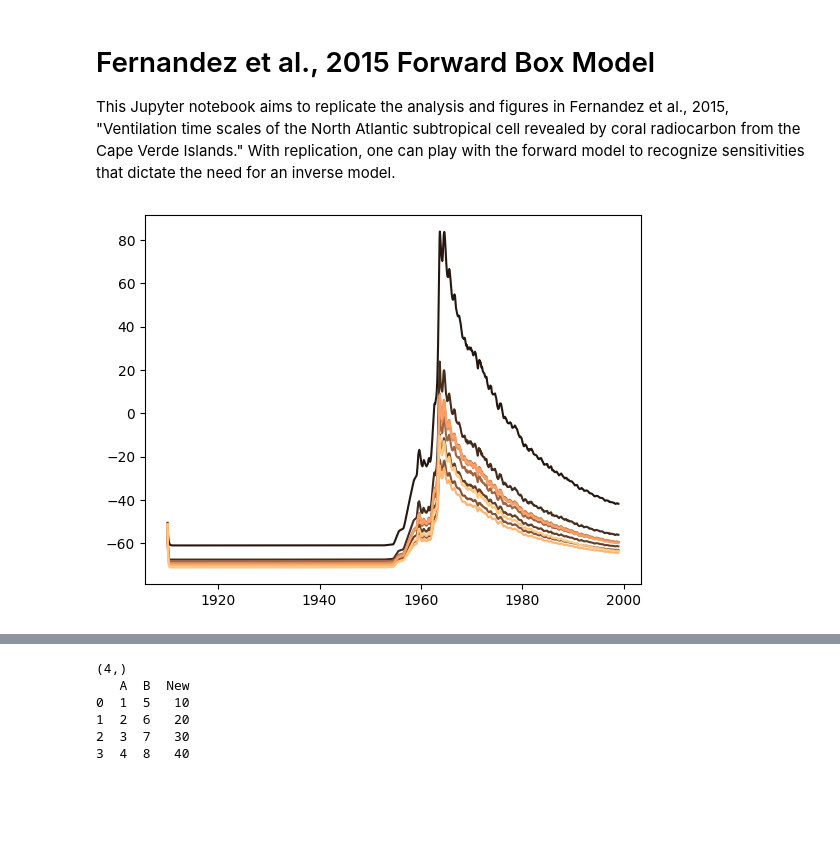
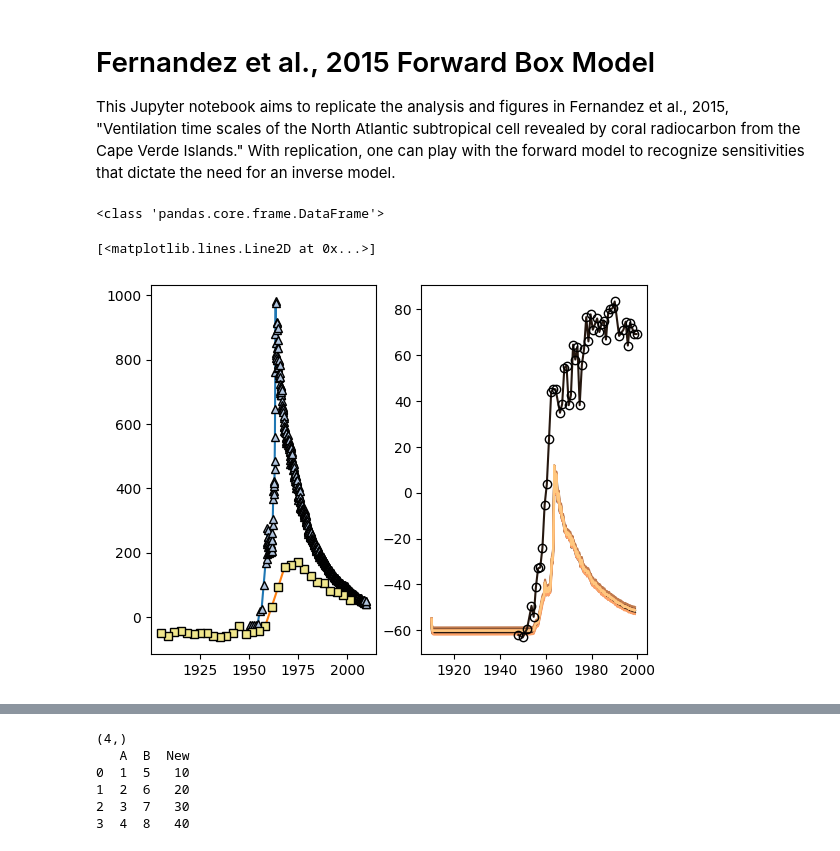
Before and after one commit to DirtBurner/GeoChem_Class, a Jupyter notebook: Fernandez_box.ipynb, the cells around one changed output, grey strips where cells are left out. Cells and saved outputs as stored; diff of their text form; code cells hidden in the pictures; blank space fills up the shorter version.

Commit message:
Functionalize Box Model, move nonlinear mixing notebook, and add Cape Verde data

```diff
--- a/Fernandez_box.ipynb
+++ b/Fernandez_box.ipynb
@@ -104,17 +110,36 @@ def Trend_Final():
 
     return xi, C
 # %%
-#Run the forward model perturbance one time:
-fig, ax = plt.subplots(nrows=1, ncols=1)
+#Run the forward model perturbance 10 times:
+#Load the data time series (better to do this outside of the function, because the function will be running 1000 times!)
+A = pd.read_csv('NH1.csv')                  #The atmospheric input is the Northern Hemisphere bomb curve.
+S = pd.read_csv('sclerosponge_C14.csv')     #The subtropical input is the sclerosponge record from the western Atlantic Subtropical Underwater
+print(type(S))
+#Get the Cape Verde data
+C_dat = pd.read_csv('CapeVerde_radiocarbon.csv')    #The Cape Verde data from this project
+#Add a D14C column to the Cape Verde dataset
+C_dat['D14C'] = (C_dat['Fm']-1)*1000
+C_dat['sig_D14C'] = 1000*C_dat['sigma_Fm']
+
+fig, ax = plt.subplots(nrows=1, ncols=2)
+
+#Plot inputs:
+ax[0].plot(A['year'], A['D14C'], label='Atmosphere, NH1', marker='^', mfc='lightsteelblue', mec='k')
+ax[0].plot(S['year'], S['D14C'], label='Bahamas sclerosponge', marker='s', mfc='khaki', mec='k')
 color_map = plt.get_cmap('copper')
 N = 10
-ax.set_prop_cycle(color=color_map(np.linspace(0.12, 1, N)))
+ax[1].set_prop_cycle(color=color_map(np.linspace(0.12, 1, N)))
 for k in range(N):
-    xes, C_out = Trend_Final()
+    xes, C_out = Trend_Final(A, S)
     #print(C_out[1:5,:])
-    ax.plot(xes, C_out, linestyle='-')
+    ax[1].plot(xes, C_out, linestyle='-')
+
+#Add Cape Verde data:
+ax[1].plot(C_dat['year'], C_dat['D14C'], marker='o', mfc='none', mec='k')
 # %% [output]
+<class 'pandas.core.frame.DataFrame'>
+[<matplotlib.lines.Line2D at 0x...>]
-[figure, old version]
+[figure, new version]
 # %%
 col_list = []
 for j in np.arange(100):
```
Also changed, not shown: parts of 3 cells of this notebook, 1 other file.
